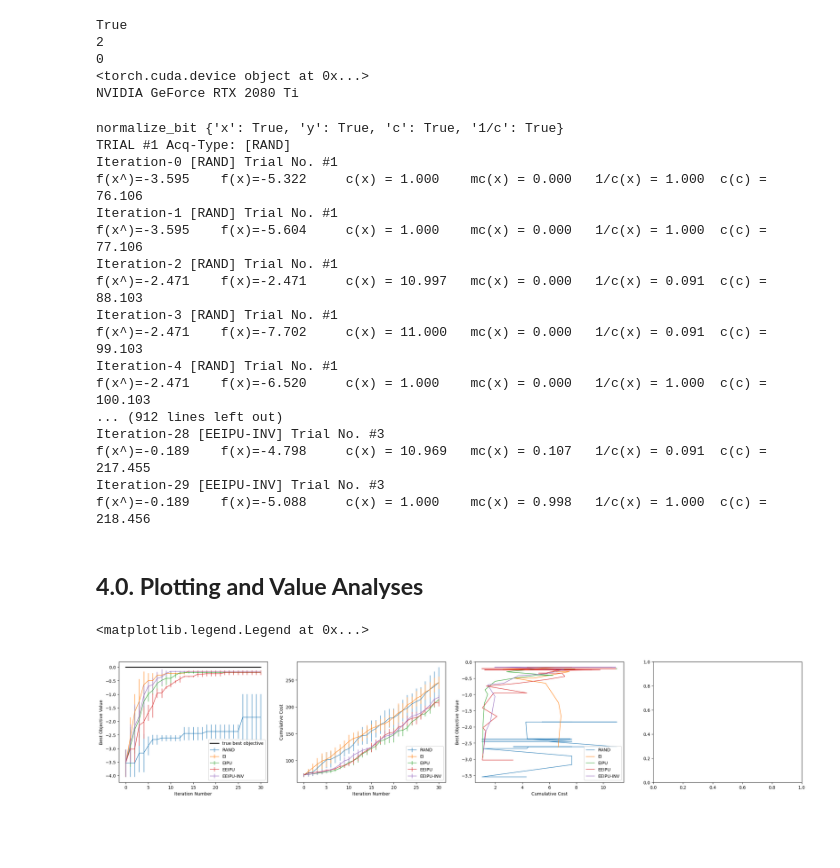
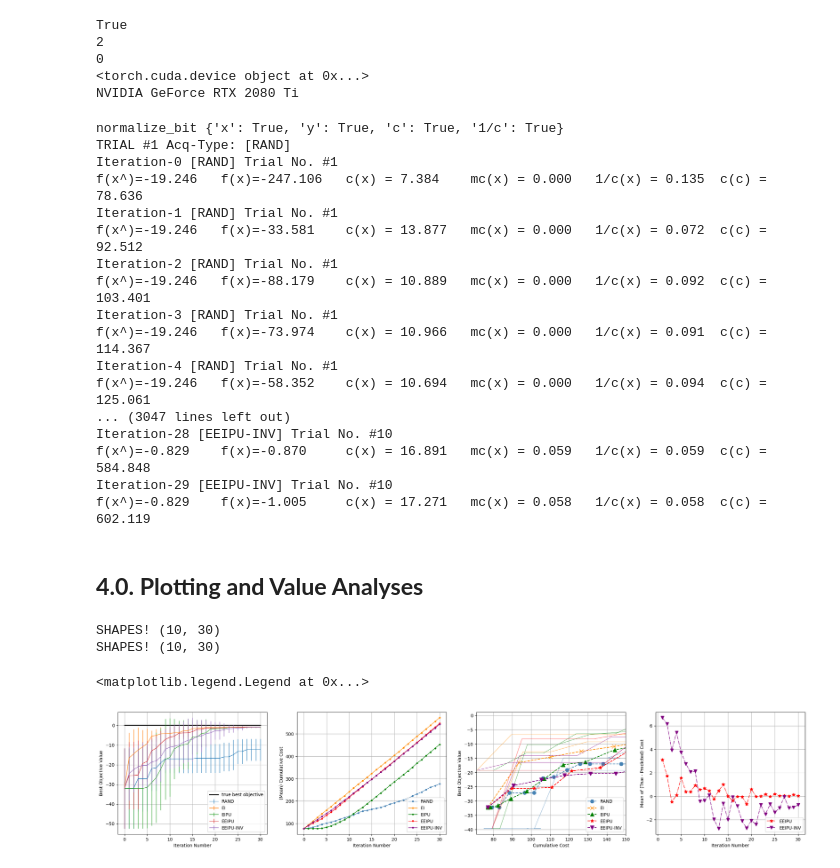
Before and after one commit to samunaai/tuunv2, a Jupyter notebook: tuning_algorithm/EEIPU_with_Comparison_Plots.ipynb, the cells around one changed output. Saved outputs shown, nothing was run; the diff lists cells and outputs as text; code cells hidden in the pictures; blank space fills up the shorter version.

Commit message:
modified to new plots

```diff
--- a/tuning_algorithm/EEIPU_with_Comparison_Plots.ipynb
+++ b/tuning_algorithm/EEIPU_with_Comparison_Plots.ipynb
@@ -113,12 +113,12 @@ def single_bo_iteration(dataset={}, bounds={}, acq_type='', cfg={}):
         normalised_bounds = normalize(bounds['x'], norm_type='x', bounds=bounds['x']) if cfg['normalize_bit']['x'] else bounds['x']  # Need too normalize the bounds used in the acqfunction too!
         new_x = optimize_acqf_and_get_observation(batch_size=cfg['batch_size'], acq_func=acqf,  # includes random search option, for code neatness
                                             optim_bounds=normalised_bounds, r_seed=cfg['rand_seed'])
-    # (D) Unnormalize the X value and return (also mc value since we can't compute outside this func)
+    # (D) Unnormalize the X value and return (also mc cost or analytic inverse cost, since we can't compute outside this func)
     cost_model_mean = torch.tensor([0]);
     if acq_type == 'EEIPU': cost_model_mean = acqf.compute_expected_cost(new_x)
     if acq_type == 'EEIPU-INV': cost_model_mean = acqf.direct_expected_inverse_cost(new_x)
     if cfg['normalize_bit']['x'] and acq_type != 'RAND' : new_x = unnormalize(new_x, norm_type='x', orig_bounds=bounds['x'])# cat with unnormalised x here
-    return new_x, cost_model_mean.item()
+    return new_x, cost_model_mean
 # %% [markdown]
 ## **3.0 BO Inner Loops (Multiple Steps)**
 # %%
@@ -158,7 +158,7 @@ def bo_inner_loops(trial_number=None, x_bounds=None, acq_type='', cfg={}):
         log_vals['f(x)'].append(new_obj.item())
         log_vals['c(x)'].append(new_cost.item())
         log_vals['c(c)'].append(log_vals['c(c)'][-1]+ new_cost.item())
-        log_vals['mc(x)'] = mc_x
+        log_vals['mc(x)'].append(mc_x.item())
         log_vals['1/c(x)'].append((1/new_cost).item())
 
         if cfg['verbose']:
@@ -166,7 +166,7 @@ def bo_inner_loops(trial_number=None, x_bounds=None, acq_type='', cfg={}):
               f"\nf(x^)={log_vals['f(x^)'][-1]:>4.3f}"
               f"\tf(x)={log_vals['f(x)'][-1]:>4.3f}"
               f"\tc(x) = {log_vals['c(x)'][-1]:>4.3f}"
-              f"\tmc(x) = {log_vals['mc(x)']:>4.3f}"
+              f"\tmc(x) = {log_vals['mc(x)'][-1]:>4.3f}"
               f"\t1/c(x) = {log_vals['1/c(x)'][-1]:>4.3f}"
               f"\tc(c) = {log_vals['c(c)'][-1]:>4.3f}")
 
@@ -217,13 +217,13 @@ main_cfg = {
 'cost_samples': 50, # mc cost samples
 'cost_kernel': None,
 'device': torch.device("cuda" if torch.cuda.is_available() else "cpu"), 'dtype': torch.double,
-'fxn_name':'test', # {'test':3, 'branin_4d':4, 'beale_hartmann_7d':7,  'branin_hartmann_8d':8},
-'fxn_dim':3, # {'test':3, 'branin_4d':4, 'beale_hartmann_7d':7,  'branin_hartmann_8d':8},
+'fxn_name':'branin_4d', # {'test':3, 'branin_4d':4, 'beale_hartmann_7d':7,  'branin_hartmann_8d':8},
+'fxn_dim':4, # {'test':3, 'branin_4d':4, 'beale_hartmann_7d':7,  'branin_hartmann_8d':8},
 'neg_hartmann6':Hartmann(negate=True),
 'neg_beale2':Beale(negate=True),
 'neg_branin2':Branin(negate=True),
 'neg_hartmann3':Hartmann(dim=3, negate=True),
-'n_trials':3,
+'n_trials':10,
 'n_iters':30,
 'num_initial_data':10,
 'verbose':True,
@@ -245,58 +245,78 @@ plot_vals['EEIPU-INV'] = bo_trials(cfg=main_cfg, acq_type='EEIPU-INV')
 normalize_bit {'x': True, 'y': True, 'c': True, '1/c': True}
 TRIAL #1 Acq-Type: [RAND]
 Iteration-0 [RAND] Trial No. #1
-f(x^)=-3.595    f(x)=-5.322     c(x) = 1.000    mc(x) = 0.000   1/c(x) = 1.000  c(c) = 76.106
+f(x^)=-19.246   f(x)=-247.106   c(x) = 7.384    mc(x) = 0.000   1/c(x) = 0.135  c(c) = 78.636
 Iteration-1 [RAND] Trial No. #1
-f(x^)=-3.595    f(x)=-5.604     c(x) = 1.000    mc(x) = 0.000   1/c(x) = 1.000  c(c) = 77.106
+f(x^)=-19.246   f(x)=-33.581    c(x) = 13.877   mc(x) = 0.000   1/c(x) = 0.072  c(c) = 92.512
 Iteration-2 [RAND] Trial No. #1
-f(x^)=-2.471    f(x)=-2.471     c(x) = 10.997   mc(x) = 0.000   1/c(x) = 0.091  c(c) = 88.103
+f(x^)=-19.246   f(x)=-88.179    c(x) = 10.889   mc(x) = 0.000   1/c(x) = 0.092  c(c) = 103.401
 Iteration-3 [RAND] Trial No. #1
-f(x^)=-2.471    f(x)=-7.702     c(x) = 11.000   mc(x) = 0.000   1/c(x) = 0.091  c(c) = 99.103
+f(x^)=-19.246   f(x)=-73.974    c(x) = 10.966   mc(x) = 0.000   1/c(x) = 0.091  c(c) = 114.367
 Iteration-4 [RAND] Trial No. #1
-f(x^)=-2.471    f(x)=-6.520     c(x) = 1.000    mc(x) = 0.000   1/c(x) = 1.000  c(c) = 100.103
-... (912 lines left out)
-Iteration-28 [EEIPU-INV] Trial No. #3
-f(x^)=-0.189    f(x)=-4.798     c(x) = 10.969   mc(x) = 0.107   1/c(x) = 0.091  c(c) = 217.455
-Iteration-29 [EEIPU-INV] Trial No. #3
-f(x^)=-0.189    f(x)=-5.088     c(x) = 1.000    mc(x) = 0.998   1/c(x) = 1.000  c(c) = 218.456
+f(x^)=-19.246   f(x)=-58.352    c(x) = 10.694   mc(x) = 0.000   1/c(x) = 0.094  c(c) = 125.061
+... (3047 lines left out)
+Iteration-28 [EEIPU-INV] Trial No. #10
+f(x^)=-0.829    f(x)=-0.870     c(x) = 16.891   mc(x) = 0.059   1/c(x) = 0.059  c(c) = 584.848
+Iteration-29 [EEIPU-INV] Trial No. #10
+f(x^)=-0.829    f(x)=-1.005     c(x) = 17.271   mc(x) = 0.058   1/c(x) = 0.058  c(c) = 602.119
 # %% [markdown]
 ## **4.0. Plotting and Value Analyses**
 # %%
 # from botorch.test_functions.hartmann6 import GLOBAL_MAXIMUM
 
 %matplotlib inline
 def ci(y):
     # return 1.96 * y.std(axis=0) / np.sqrt(N_TRIALS)
     return y.std(axis=0)
 
 # GLOBAL_MAXIMUM = 3.32237
 GLOBAL_MAXIMUM = 0
 iters = np.arange(main_cfg['n_iters']+1) * main_cfg['batch_size']
 
 fig, (ax1, ax2, ax3, ax4) = plt.subplots(1, 4, figsize=(28, 5))
 
 ax1.plot([0, main_cfg['n_iters'] * main_cfg['batch_size'] ], [GLOBAL_MAXIMUM] * 2, 'k', label="true best objective", linewidth=2)
 
 types = ['RAND', 'EI', 'EIPU','EEIPU','EEIPU-INV',]
+cost_types = ['EEIPU','EEIPU-INV',]
+colors = {'RAND':'steelblue', 'EI':'darkorange', 'EIPU':'green','EEIPU':'red','EEIPU-INV':'purple'}
+markers = {'RAND':'o', 'EI':'x', 'EIPU':'^','EEIPU':'*','EEIPU-INV':'v'}
 
 for type_ in types:
     ax1.errorbar(iters, plot_vals[type_]['f(x^)'].mean(axis=0),
                yerr=ci(plot_vals[type_]['f(x^)']), label=type_, linewidth=1)
+    ax1.grid()
     # Can exclude cumumulative cost of random warmup points using `[:,1:]`, of course
-    ax2.errorbar(iters, plot_vals[type_]['c(c)'].mean(axis=0),
-               yerr=ci(plot_vals[type_]['c(c)']), label=type_, linewidth=1)
-    ax3.plot(plot_vals[type_]['c(x)'].mean(axis=0), plot_vals[type_]['f(x^)'][:,1:].mean(axis=0),
-              label=type_, linewidth=1)
-    ### Use this to replace error bars with fill
-    # ax3.fill_between(cum_cost_ei.mean(axis=0), y1=y_ei.mean(axis=0)-y_ei.std(axis=0), y2=y_ei.mean(axis=0)+y_ei.std(axis=0), label="EI", alpha=.5, linewidth=0)
-    # ax1.set_xlim(right=20); # ax1.set_ylim(bottom=0.5);
+    ax2.plot(iters, plot_vals[type_]['c(c)'].mean(axis=0), label=type_, linewidth=1, color=colors[type_],marker=".")
+#     ax2.fill_between(iters, y1=plot_vals[type_]['c(c)'].mean(axis=0)+ci(plot_vals[type_]['c(c)']),
+#                  y2= plot_vals[type_]['c(c)'].mean(axis=0)-ci(plot_vals[type_]['c(c)']),
+#                  color=colors[type_], alpha=.3, linewidth=0)
+    ax2.grid()
+    ax3.plot(plot_vals[type_]['c(c)'].mean(axis=0), plot_vals[type_]['f(x^)'].mean(axis=0),
+              label=type_, linewidth=1.5, color=colors[type_], marker=markers[type_], linestyle='--', markersize=8)
+    for i in range(2):
+        ax3.plot(plot_vals[type_]['c(c)'][i], plot_vals[type_]['f(x^)'][i],
+              label=None, linewidth=.5, color=colors[type_])
+    ax3.set_xlim(left=71); ax3.set_xlim(right=150)
+    ax3.grid()
+
+    if type_ in cost_types:
+        print("SHAPES!", plot_vals[type_]['mc(x)'].shape)
+        pred_cost = plot_vals[type_]['mc(x)'] if type_=="EEIPU" else (1/plot_vals[type_]['mc(x)'])
+        ax4.plot(iters[1:], (plot_vals[type_]['c(x)'] - pred_cost).mean(axis=0),
+              label=type_, linewidth=1.1, color=colors[type_], marker=markers[type_], linestyle='-.', markersize=7)
+    ax4.grid()
 
 ax1.set(xlabel='Iteration Number', ylabel='Best Objective Value')
 ax1.legend(loc="lower right")
-ax2.set(xlabel='Iteration Number', ylabel='Cumulative Cost')
+ax2.set(xlabel='Iteration Number', ylabel='(Mean) Cumulative Cost')
 ax2.legend(loc="lower right")
 ax3.set(xlabel='Cumulative Cost', ylabel='Best Objective Value')
 ax3.legend(loc="lower right")
+ax4.set(xlabel='Iteration Number', ylabel='Mean of (True - Predicted) Cost')
+ax4.legend(loc="lower right")
 # %% [output]
-<matplotlib.legend.Legend at 0x...>
+SHAPES! (10, 30)
+SHAPES! (10, 30)
+<matplotlib.legend.Legend at 0x...>
-[figure, old version]
+[figure, new version]
```
